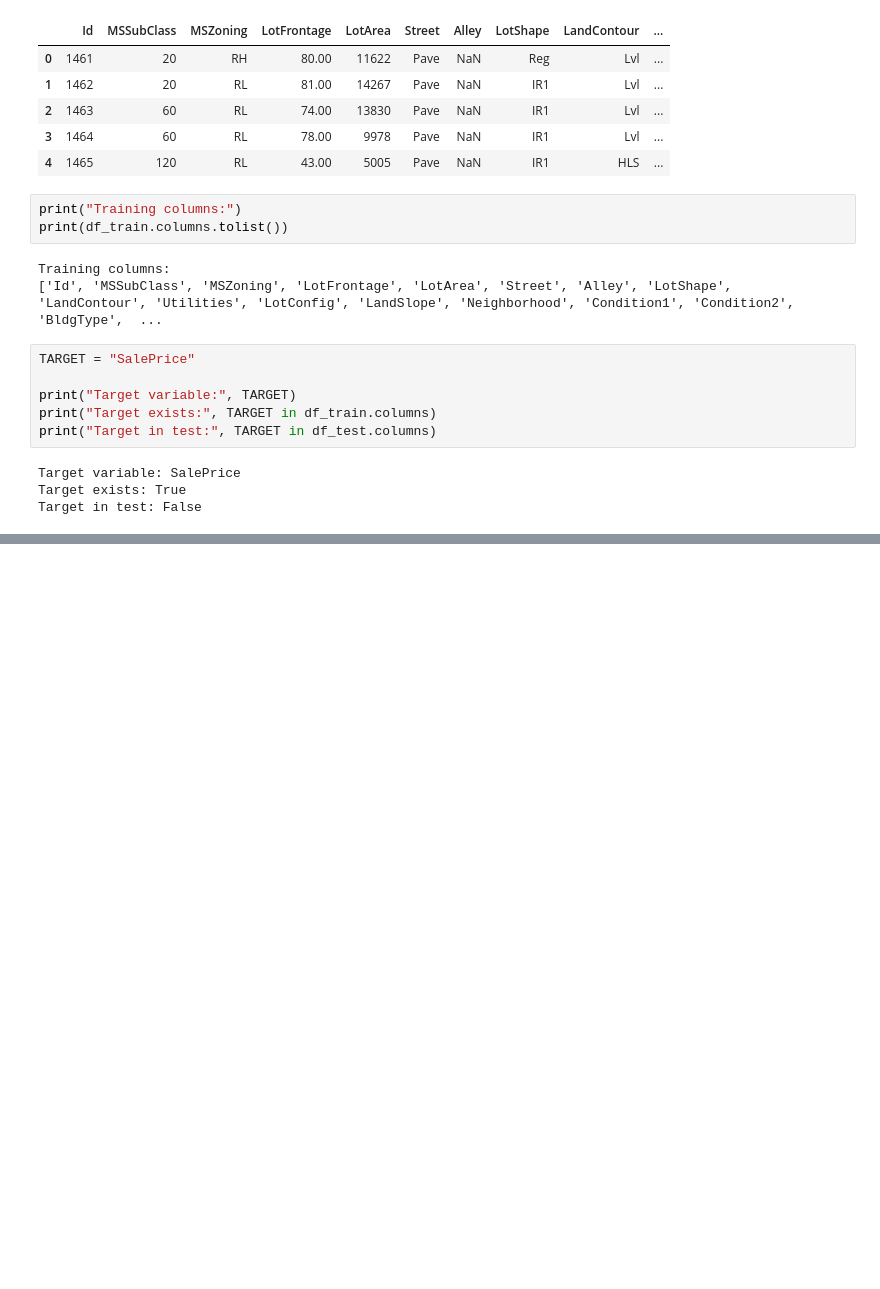
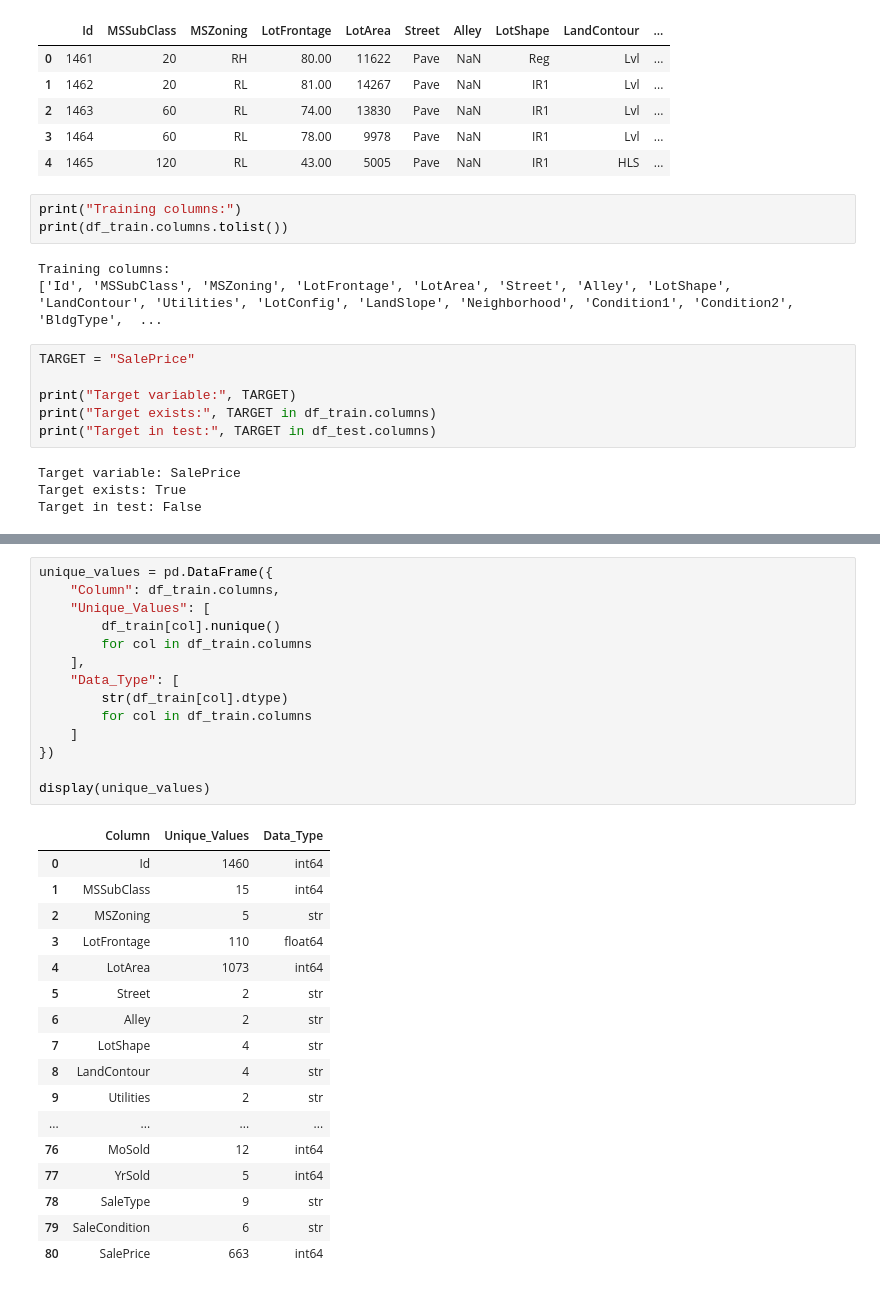
Before and after one commit to AJKossi/machine-learning-zoomcamp, a Jupyter notebook: midterm_project-usa_house_pricing_prediction/notebooks/notebook.ipynb, the cells around one changed output, grey strips where cells are left out. Saved outputs shown, nothing was run; the diff lists cells and outputs as text; blank space fills up the shorter version.

```diff
--- a/midterm_project-usa_house_pricing_prediction/notebooks/notebook.ipynb
+++ b/midterm_project-usa_house_pricing_prediction/notebooks/notebook.ipynb
@@ -158,0 +253,32 @@ Target in test: False
+# %%
+unique_values = pd.DataFrame({
+    "Column": df_train.columns,
+    "Unique_Values": [
+        df_train[col].nunique()
+        for col in df_train.columns
+    ],
+    "Data_Type": [
+        str(df_train[col].dtype)
+        for col in df_train.columns
+    ]
+})
+
+display(unique_values)
+# %% [output]
+|  | Column | Unique_Values | Data_Type |
+| 0 | Id | 1460 | int64 |
+| 1 | MSSubClass | 15 | int64 |
+| 2 | MSZoning | 5 | str |
+| 3 | LotFrontage | 110 | float64 |
+| 4 | LotArea | 1073 | int64 |
+| 5 | Street | 2 | str |
+| 6 | Alley | 2 | str |
+| 7 | LotShape | 4 | str |
+| 8 | LandContour | 4 | str |
+| 9 | Utilities | 2 | str |
+| ... | ... | ... | ... |
+| 76 | MoSold | 12 | int64 |
+| 77 | YrSold | 5 | int64 |
+| 78 | SaleType | 9 | str |
+| 79 | SaleCondition | 6 | str |
+| 80 | SalePrice | 663 | int64 |
```
Also changed, not shown: parts of 7 cells of this notebook.
